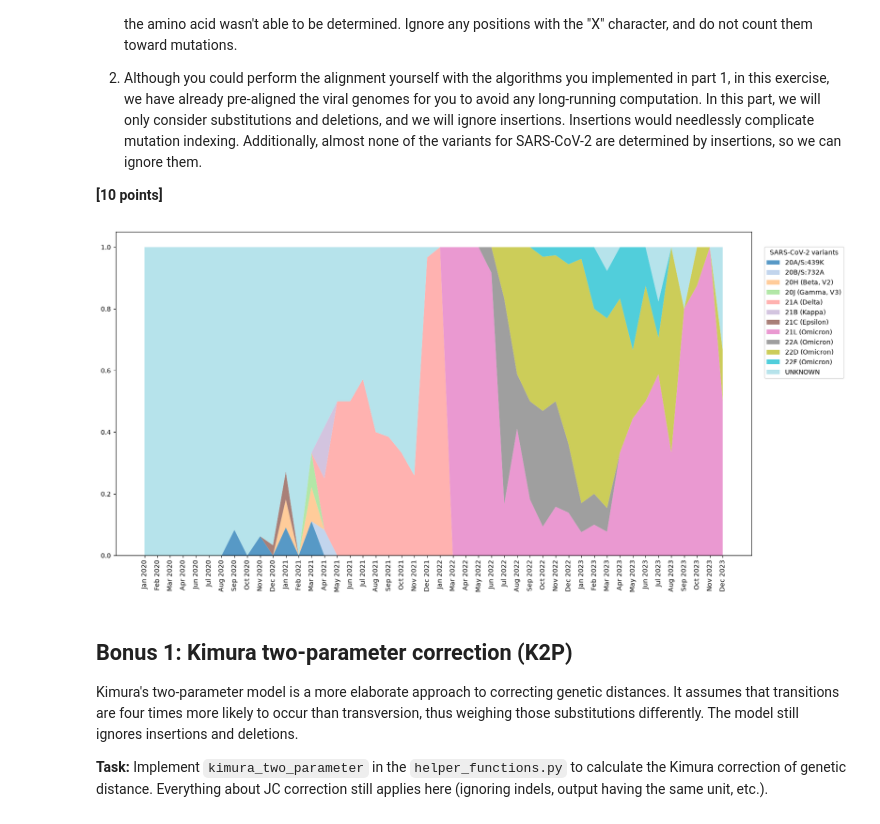
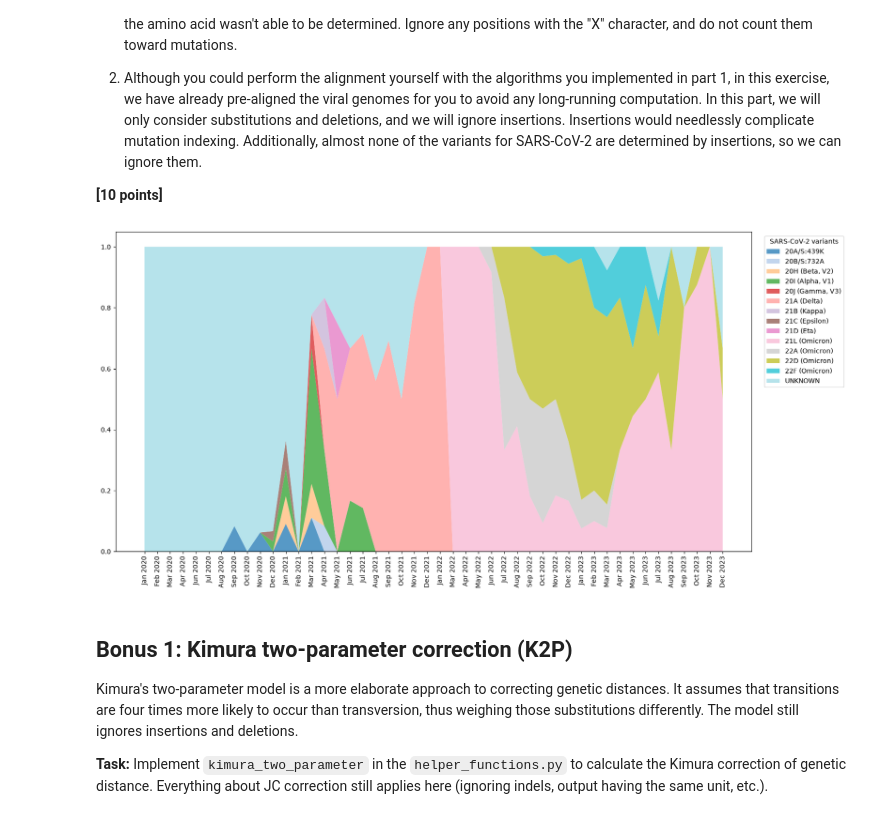
Before and after one commit to TaraMooreUNSW/assign_viral_evo, a Jupyter notebook: viral_evo_workbook.ipynb, the cells around one changed output. Cells and saved outputs as stored; diff of their text form; code cells hidden in the pictures.

Commit message:
fixed problem implementation to consider deletion mutations as per task instructions

```diff
--- a/viral_evo_workbook.ipynb
+++ b/viral_evo_workbook.ipynb
@@ -691,8 +691,8 @@ for s_id, s_info in spike_seqs.items():
             # if gene != "S":
                 continue
 
-            # check for insertions/deletions and move to next mutation if found
-            if expect_left == '-' or expect_right == '-':
+            # check for insertions and move to next mutation if found
+            if expect_left == '-':
                 continue
 
             # check mut not out of range:
@@ -754,34 +754,34 @@ df["date"] = pd.to_datetime(df['date'])
 grouper = pd.Grouper(key="date", freq="ME")
 variant_proportion = df.groupby(grouper)['variant'].value_counts(normalize=True).reset_index(name="var_proportion")
 pivot_df = variant_proportion.pivot(index="date", columns="variant", values="var_proportion").fillna(0)
 
 # Your plots should resemble https://covariants.org/per-country, which you can use to validate your work.
 # Note that your plot will probably have a lot of *UNKNOWN* viral assignments.
 # use plt.stackplot
 # x-axis: month, y-axis: proportion
 
 plt.figure(figsize=(16, 8))
 x_axis = pivot_df.index.strftime('%b %Y')
 y_axis = [pivot_df[col] for col in pivot_df.columns]
 
 
 cmap = plt.get_cmap('tab20')
 variant_colours = [cmap(i) for i in np.linspace(0,1, len(pivot_df.columns))]
 
 
 plt.stackplot(x_axis, y_axis, labels=pivot_df.columns, alpha=0.75, colors=variant_colours)
 plt.xticks(rotation=90)
 plt.legend(
     title="SARS-CoV-2 variants",
     loc="right",
     bbox_to_anchor=(1.15,0.75)
 )
 
 # Save your figure into `problem5.svg`.
 plt.tight_layout()
 plt.savefig('problem5.svg')
 # %% [output]
-[figure, old version]
+[figure, new version]
 # %% [markdown]
 ## Bonus 1: Kimura two-parameter correction (K2P)
 
```
Also changed, not shown: 4 other files.
